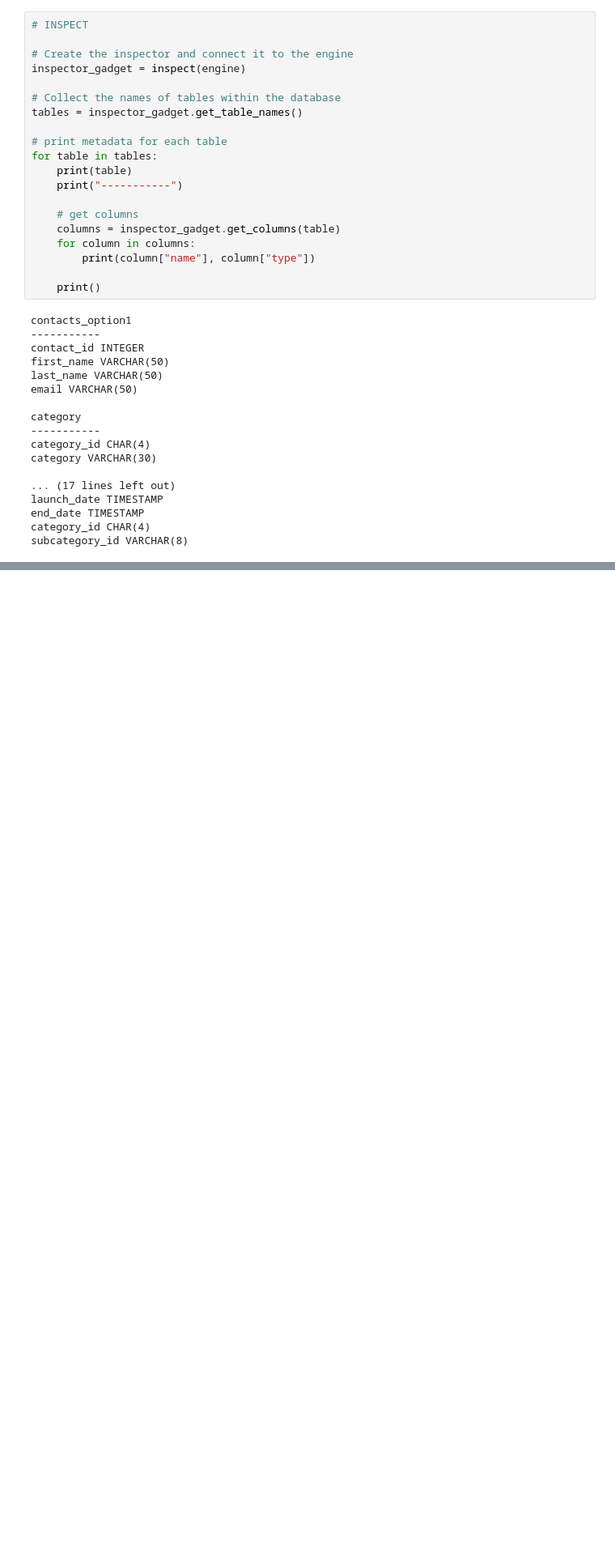
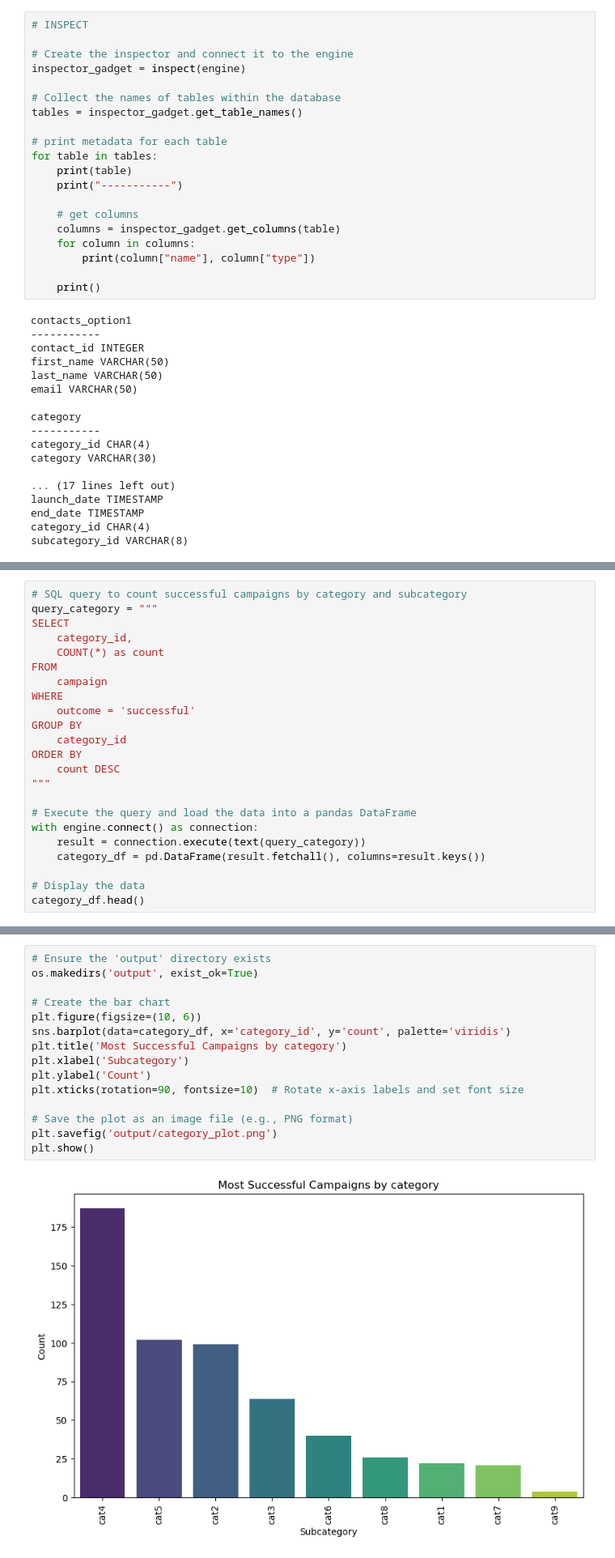
Before and after one commit to Isbelis/Crowdfunding_ETL, a Jupyter notebook: ANALYSIS_Group16.ipynb, the cells around one changed output, grey strips where cells are left out. Shown: that part at 81% size. Saved outputs shown, nothing was run; the diff lists cells and outputs as text; blank space fills up the shorter version.

```diff
--- a/ANALYSIS_Group16.ipynb
+++ b/ANALYSIS_Group16.ipynb
@@ -113,0 +151,23 @@ WHERE outcome = successful;
+# %%
+# SQL query to count successful campaigns by category and subcategory
+query_category = """
+SELECT
+    category_id,
+    COUNT(*) as count
+FROM
+    campaign
+WHERE
+    outcome = 'successful'
+GROUP BY
+    category_id
+ORDER BY
+    count DESC
+"""
+
+# Execute the query and load the data into a pandas DataFrame
+with engine.connect() as connection:
+    result = connection.execute(text(query_category))
+    category_df = pd.DataFrame(result.fetchall(), columns=result.keys())
+
+# Display the data
+category_df.head()
@@ -113,0 +209,17 @@ WHERE outcome = successful;
+# %%
+# Ensure the 'output' directory exists
+os.makedirs('output', exist_ok=True)
+
+# Create the bar chart
+plt.figure(figsize=(10, 6))
+sns.barplot(data=category_df, x='category_id', y='count', palette='viridis')
+plt.title('Most Successful Campaigns by category')
+plt.xlabel('Subcategory')
+plt.ylabel('Count')
+plt.xticks(rotation=90, fontsize=10)  # Rotate x-axis labels and set font size
+
+# Save the plot as an image file (e.g., PNG format)
+plt.savefig('output/category_plot.png')
+plt.show()
+# %% [output]
+[figure, added]
```
Also changed, not shown: parts of 14 cells of this notebook.
